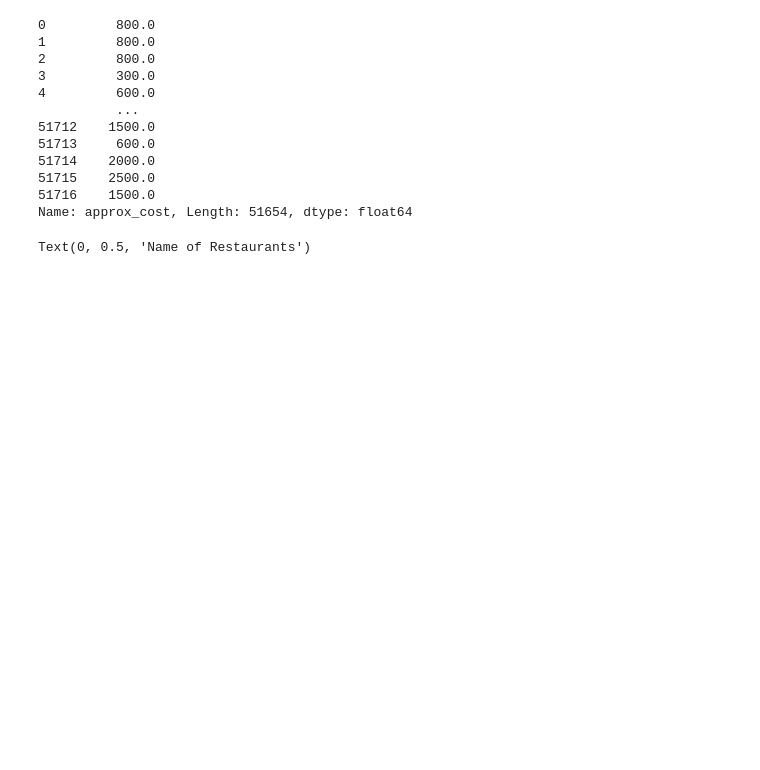
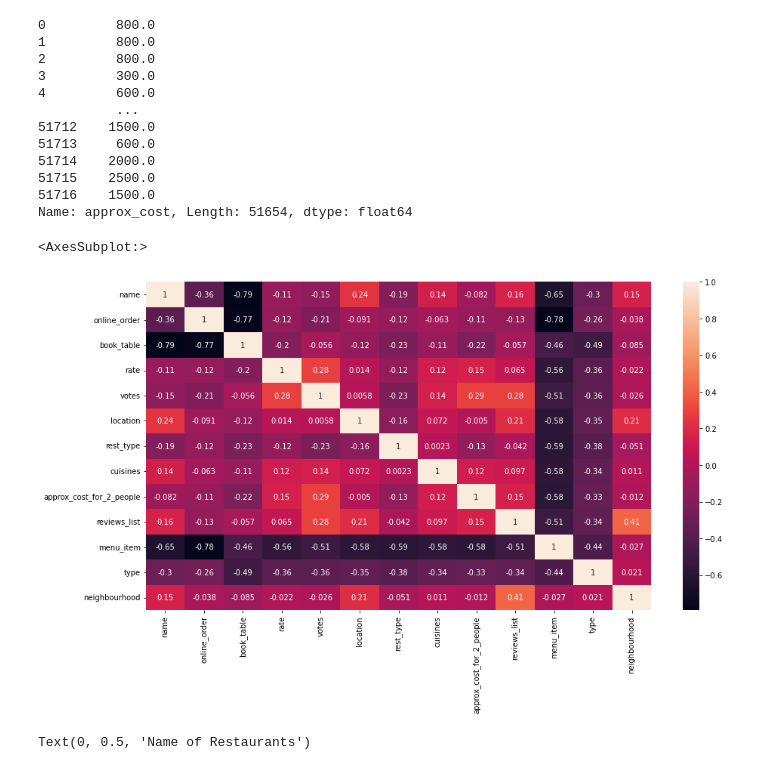
Before and after one commit to rohanmrb/Restaurant-Recommendation-System, a Jupyter notebook: EDA/first_draft.ipynb, the cells around one changed output. Cells and saved outputs as stored; diff of their text form; code cells hidden in the pictures; blank space fills up the shorter version.

```diff
--- a/EDA/first_draft.ipynb
+++ b/EDA/first_draft.ipynb
@@ -77,6 +77,33 @@ df['approx_cost']
 51715    2500.0
 51716    1500.0
 Name: approx_cost, Length: 51654, dtype: float64
+# %%
+corr_df=df.drop(['dish_liked'],axis=1)
+corr_df.rename({'approx_cost': 'approx_cost_for_2_people',
+               'listed_in(type)':'listed_in_type',
+               'listed_in(city)':'listed_in_city'
+              }, axis=1, inplace=True)
+remove_comma = lambda x: int(x.replace(',', '')) if type(x) == np.str and x != np.nan else x
+corr_df.votes = corr_df.votes.astype('int')
+corr_df['approx_cost_for_2_people'] = corr_df['approx_cost_for_2_people'].apply(remove_comma)
+corr_df = corr_df.loc[corr_df.rate !='NEW']
+corr_df = corr_df.loc[corr_df.rate !='-'].reset_index(drop=True)
+remove_slash = lambda x: x.replace('/5', '') if type(x) == np.str else x
+# corr_df.rate = corr_df.rate.apply(remove_slash).str.strip().astype('float')
+def Encode(zomato):
+    for column in zomato.columns[~zomato.columns.isin(['rate', 'approx_cost_for_2_people', 'votes'])]:
+        zomato[column] = zomato[column].factorize()[0]
+    return zomato
+
+corr_df = Encode(corr_df.copy())
+corr_df['rate'] = corr_df['rate'].fillna(corr_df['rate'].mean())
+corr_df['approx_cost_for_2_people'] = corr_df['approx_cost_for_2_people'].fillna(corr_df['approx_cost_for_2_people'].mean())
+corr = corr_df.corr(method='kendall')
+plt.figure(figsize=(15,8))
+sns.heatmap(corr, annot=True)
+# %% [output]
+<AxesSubplot:>
+[figure, added]
 # %%
 plt.figure(figsize = (12,6))
 sns.set_style('darkgrid')
```
Also changed, not shown: parts of 14 cells of this notebook.
